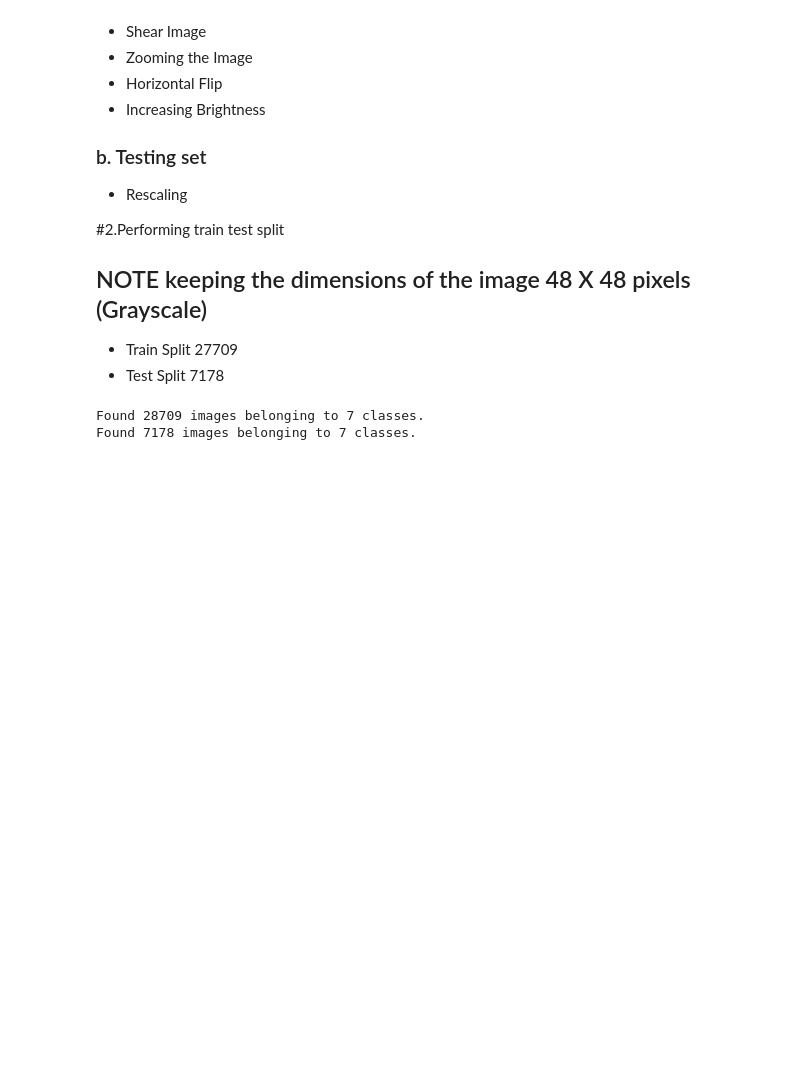
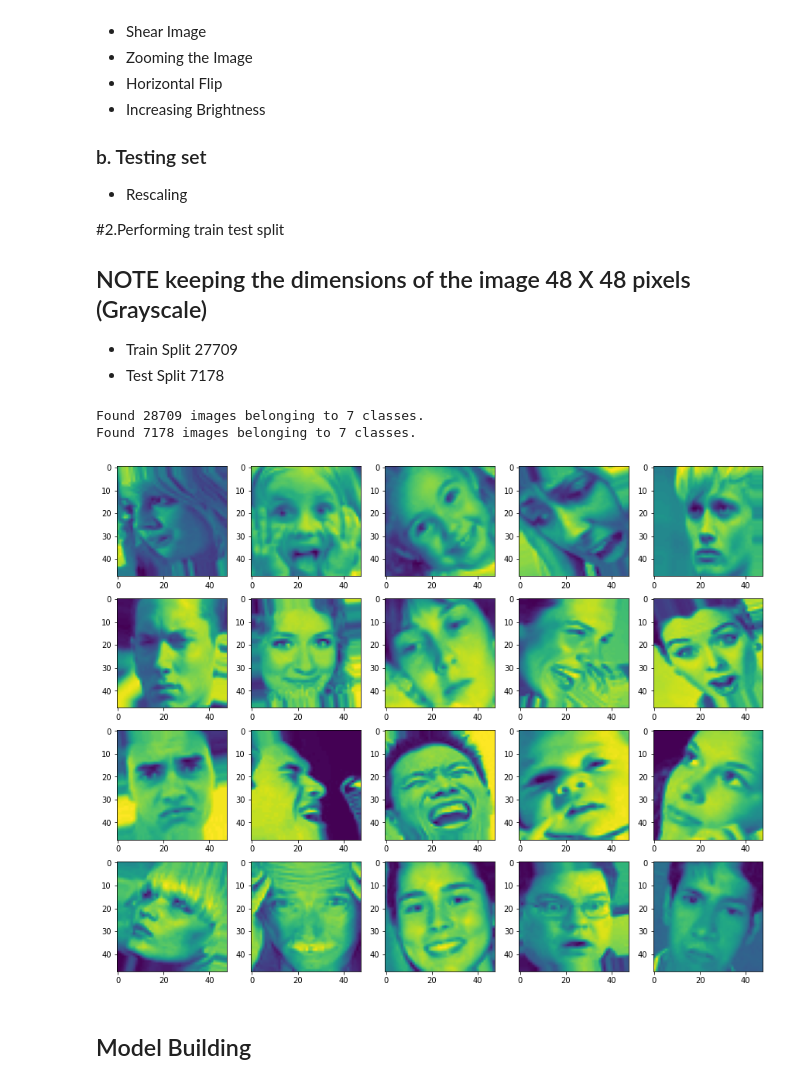
Before and after one commit to kyoolbaba/Facial_emotion_detection__, a Jupyter notebook: Facial_Emotion_Detection.ipynb, the cells around one changed output. Saved outputs shown, nothing was run; the diff lists cells and outputs as text; code cells hidden in the pictures; blank space fills up the shorter version.

```diff
--- a/Facial_Emotion_Detection.ipynb
+++ b/Facial_Emotion_Detection.ipynb
@@ -74,3 +123,15 @@ validation_data = validation_gen.flow_from_directory(test_dir, target_size=img,
 # %% [output]
 Found 28709 images belonging to 7 classes.
 Found 7178 images belonging to 7 classes.
+# %%
+# Displaying sample images from the training set after augmentation
+random_image = np.random.choice(64, size=20, replace=False)
+random_batch = np.random.choice(112,size=20, replace=False)
+fig,axes=plt.subplots(4,5,figsize=(15,12))
+for id, ax in enumerate(axes.flatten()):
+  pic = train_data[random_batch[id]][0][random_image[id]]
+  ax.imshow(pic.reshape(48,-1))
+# %% [output]
+[figure, added]
+# %% [markdown]
+## Model Building
```
Also changed, not shown: parts of 26 cells of this notebook.
